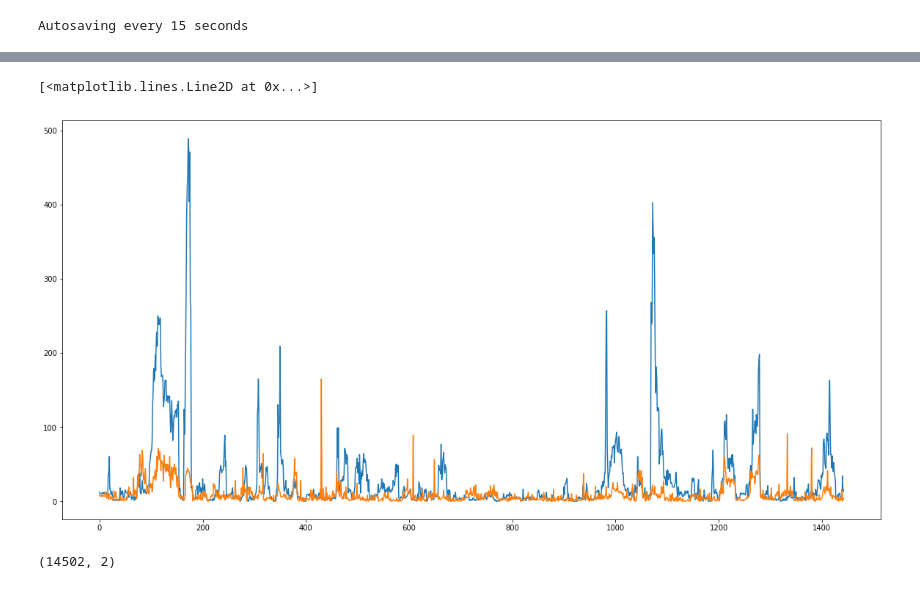
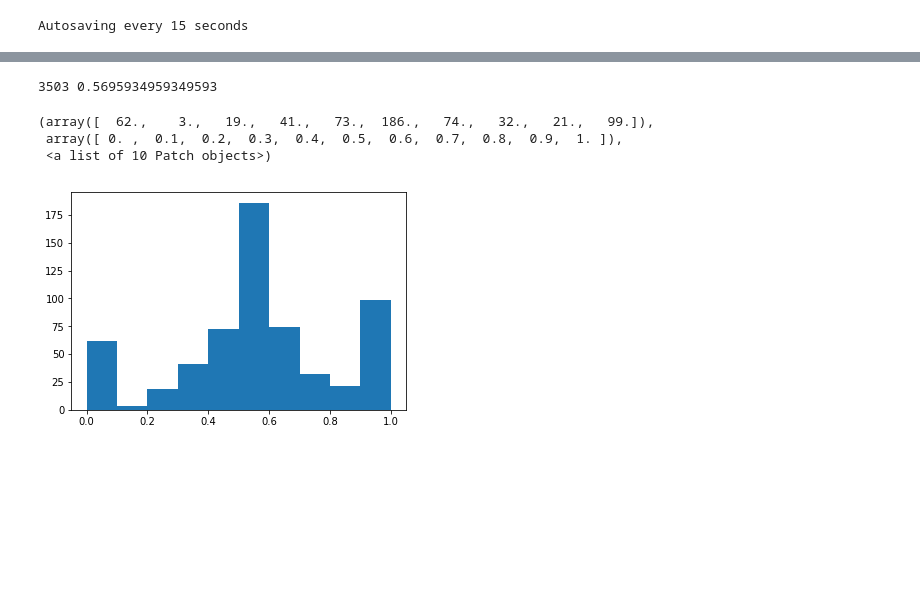
Before and after one commit to ivanov-v-v/PPINs-QTLs-Joint-Analysis, a Jupyter notebook: src/data_analysis.ipynb, the cells around one changed output, grey strips where cells are left out. Cells and saved outputs as stored; diff of their text form; code cells hidden in the pictures; blank space fills up the shorter version.

```diff
--- a/src/data_analysis.ipynb
+++ b/src/data_analysis.ipynb
@@ -277,24 +118,43 @@ plt.plot(similarity_hist)
-# %%
-cool_list = []
-for k, v in pQTLs_found.items():
-    if len(v):
-        for marker in v:
-            if marker in full_genotypes_df["RQTL_name"].values:
-                cool_list += [(marker, k)]
-
-pQTLs_new_df = pd.DataFrame(cool_list, columns=["SNP", "gene"])
-_, eQTL_y = qtls.map_linkages_to_genome_location(pQTLs_df, full_genotypes_df)
-_, pQTL_y = qtls.map_linkages_to_genome_location(pQTLs_new_df, full_genotypes_df)
-
-''' TODO:   Make the axes prettier '''
-plt.figure(figsize=(20, 10))
-plt.plot(eQTL_y)
-plt.plot([y for y in pQTL_y])
-# plt.savefig("./img/linkages/eQTLs_pQTLs_combined.png")
-# %% [output]
-[<matplotlib.lines.Line2D at 0x...>]
-[figure, removed]
-# %%
-print(pQTLs_new_df.shape)
-# %% [output]
-(14502, 2)
+# %%
+# попробовать заменить на query-синтаксис
+
+def get_linked_genes(gene_name, QTL_df):
+    return set(QTL_df[QTL_df["gene"] == gene_name]["SNP"].values)
+
+physical_interactions_graph = \
+    networks.assemble_graph_of_interactions(
+        physical_interactions_df[["Interactor A", "Interactor B"]].values
+    )
+
+genetic_interactions_graph = \
+    networks.assemble_graph_of_interactions(
+        genetic_interactions_df[["Interactor A", "Interactor B"]].values
+    )
+
+def get_interacting_genes(gene_name, interactions_graph, bfs_depth=1):
+    try:
+        return set(interactions_graph.vs[
+                   interactions_graph.neighborhood(gene_name, order=bfs_depth)
+               ]["name"]
+           )
+    except:
+        return set()
+# %%
+similarity_hist = []
+common = 0
+for gene_name in set(pQTLs_df["gene"].values):
+    linked = get_linked_genes(gene_name, eQTLs_df)
+    interacting = get_interacting_genes(gene_name, physical_interactions_graph, bfs_depth=2) \
+                    | get_interacting_genes(gene_name, genetic_interactions_graph, bfs_depth=2)
+    # interacting = set()
+    pQTLs = get_linked_genes(gene_name, pQTLs_df)
+    common += len((interacting | linked) & pQTLs)
+    similarity_hist.append(float(len((interacting | linked) & pQTLs)) / len(pQTLs))
+print(common, common / pQTLs_df.shape[0])
+plt.hist(similarity_hist)
+# %% [output]
+3503 0.5695934959349593
+(array([  62.,    3.,   19.,   41.,   73.,  186.,   74.,   32.,   21.,   99.]),
+ array([ 0. ,  0.1,  0.2,  0.3,  0.4,  0.5,  0.6,  0.7,  0.8,  0.9,  1. ]),
+ <a list of 10 Patch objects>)
+[figure, added]
```
Also changed, not shown: parts of 15 cells of this notebook, 11 other files.
